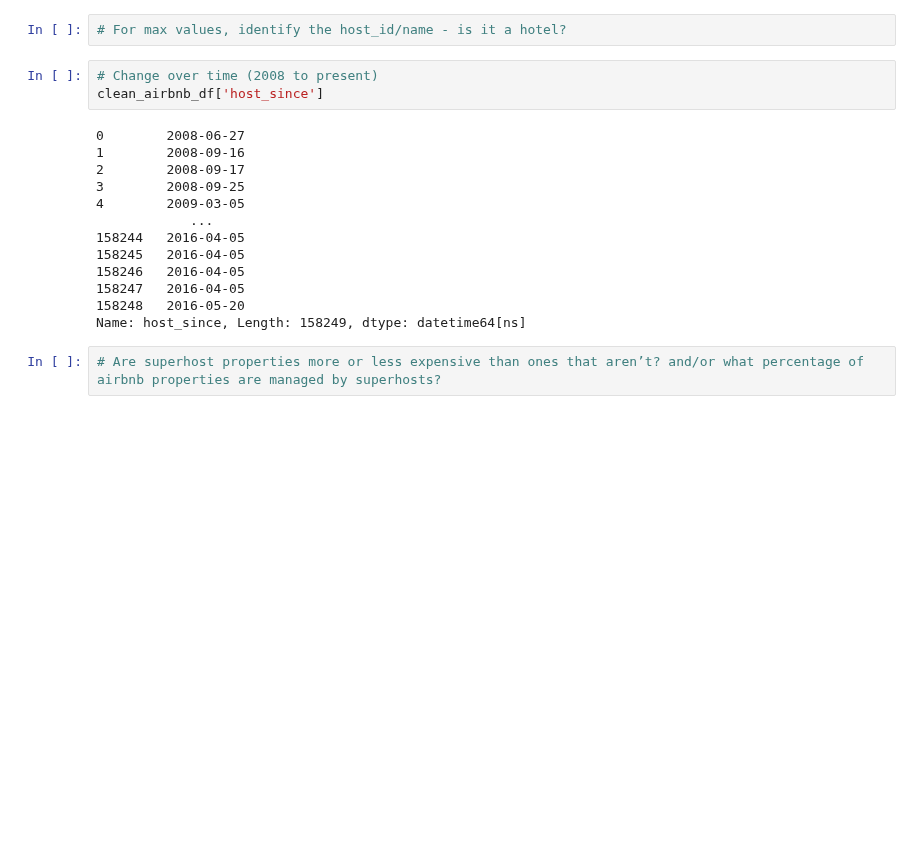
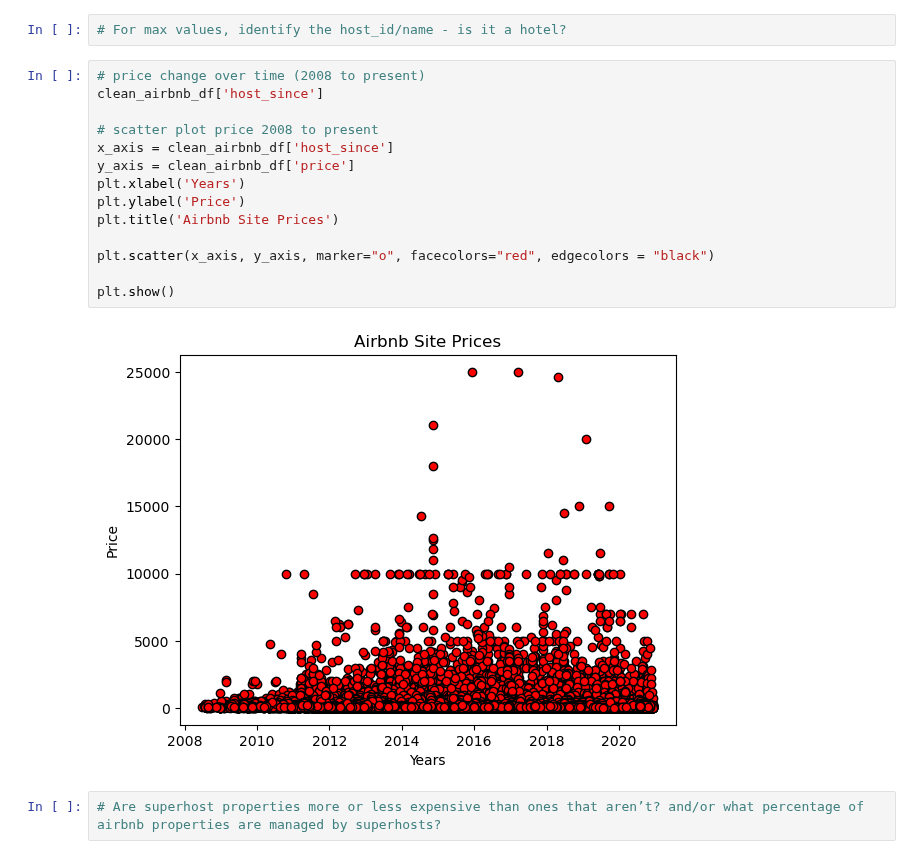
Before and after one commit to hmk81996/data_class_project_1, a Jupyter notebook: airbnb_hannah_cost_exploration.ipynb, the cells around one changed output. Drawn from its saved outputs; the diff is of its cells as text; blank space fills up the shorter version.

```diff
--- a/airbnb_hannah_cost_exploration.ipynb
+++ b/airbnb_hannah_cost_exploration.ipynb
@@ -313,21 +316,21 @@ plt.show()
 # %%
 # For max values, identify the host_id/name - is it a hotel?
 # %%
-# Change over time (2008 to present)
+# price change over time (2008 to present)
 clean_airbnb_df['host_since']
+
+# scatter plot price 2008 to present
+x_axis = clean_airbnb_df['host_since']
+y_axis = clean_airbnb_df['price']
+plt.xlabel('Years')
+plt.ylabel('Price')
+plt.title('Airbnb Site Prices')
+
+plt.scatter(x_axis, y_axis, marker="o", facecolors="red", edgecolors = "black")
+
+plt.show()
 # %% [output]
-0        2008-06-27
-1        2008-09-16
-2        2008-09-17
-3        2008-09-25
-4        2009-03-05
-            ...
-158244   2016-04-05
-158245   2016-04-05
-158246   2016-04-05
-158247   2016-04-05
-158248   2016-05-20
-Name: host_since, Length: 158249, dtype: datetime64[ns]
+[figure, added]
 # %%
 # Are superhost properties more or less expensive than ones that aren’t? and/or what percentage of airbnb properties are managed by superhosts?
 # %%
```
Also changed, not shown: parts of 18 cells of this notebook.
